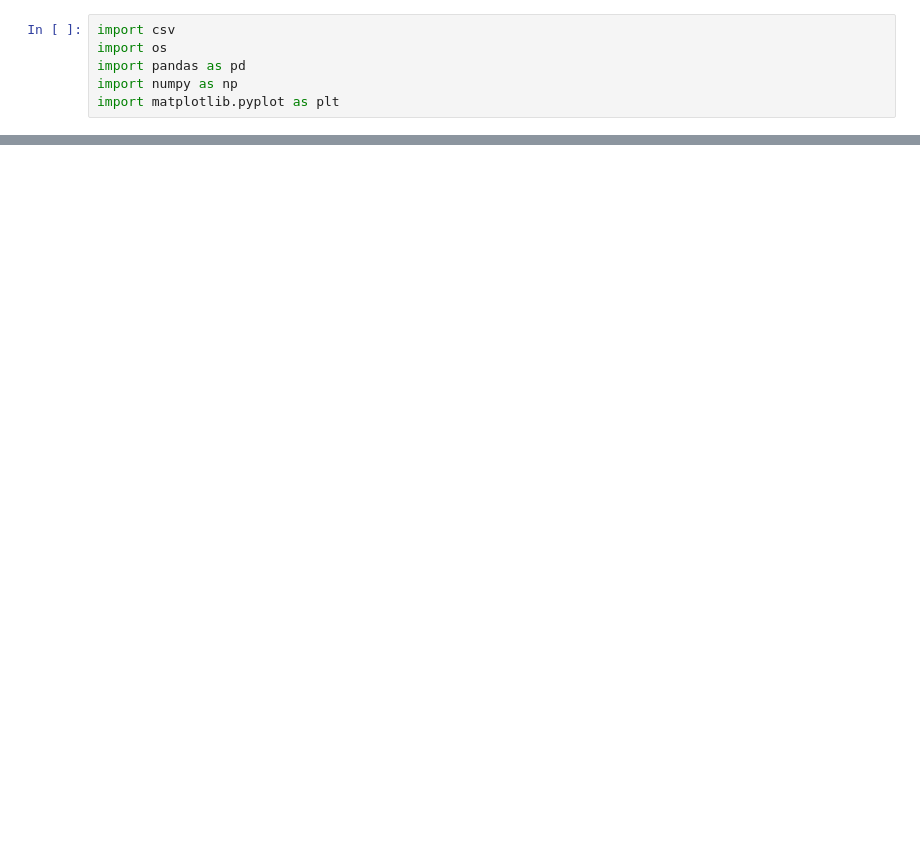
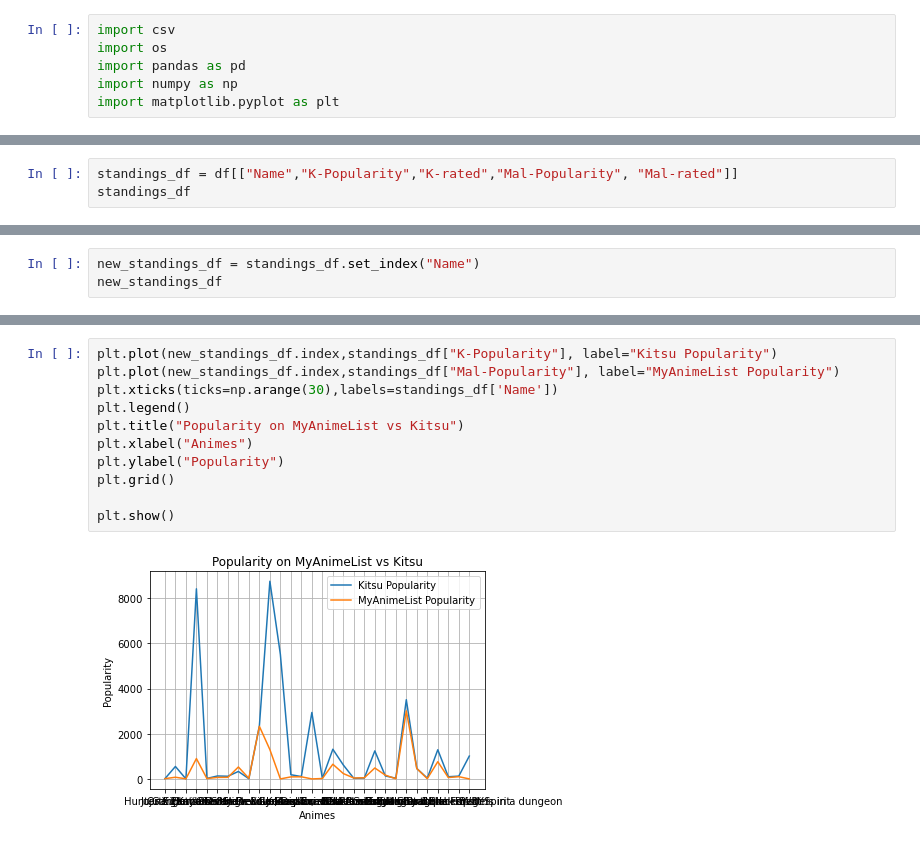
Before and after one commit to ChastityAM/Anime-Dataset, a Jupyter notebook: Anime.ipynb, the cells around one changed output, grey strips where cells are left out. Drawn from its saved outputs; the diff is of its cells as text; blank space fills up the shorter version.

Commit message:
Completed File
I broke down the data into smaller data frames and then plotted some of the df points into graphs.

```diff
--- a/Anime.ipynb
+++ b/Anime.ipynb
@@ -26,3 +26,6 @@ df
 | 27 | Is it wrong to try to pick up gir... | 2013 | Fujino Omori | Japanese/Sub | Crunchyroll | Romance | 38 | ... |
 | 28 | Black Butler | 2006 | Yana Toboso | Japanese/Sub | Funimation | Horror | 43 | ... |
 | 29 | RWBY | 2013 | Monty Oum | English | Rooster Teeth | Action | 120 | ... |
+# %%
+standings_df = df[["Name","K-Popularity","K-rated","Mal-Popularity", "Mal-rated"]]
+standings_df
@@ -28,0 +50,3 @@ df
+# %%
+new_standings_df = standings_df.set_index("Name")
+new_standings_df
@@ -28,0 +72,13 @@ df
+# %%
+plt.plot(new_standings_df.index,standings_df["K-Popularity"], label="Kitsu Popularity")
+plt.plot(new_standings_df.index,standings_df["Mal-Popularity"], label="MyAnimeList Popularity")
+plt.xticks(ticks=np.arange(30),labels=standings_df['Name'])
+plt.legend()
+plt.title("Popularity on MyAnimeList vs Kitsu")
+plt.xlabel("Animes")
+plt.ylabel("Popularity")
+plt.grid()
+
+plt.show()
+# %% [output]
+[figure, added]
```
Also changed, not shown: parts of 9 cells of this notebook.
